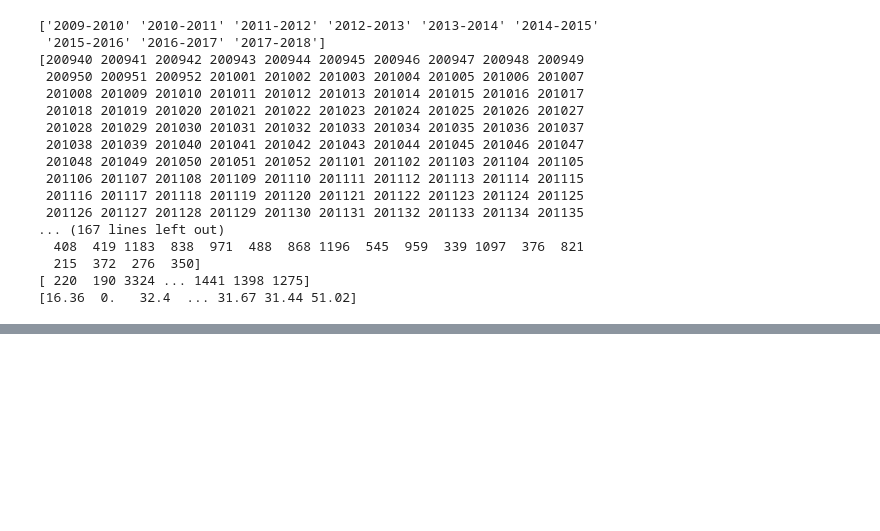
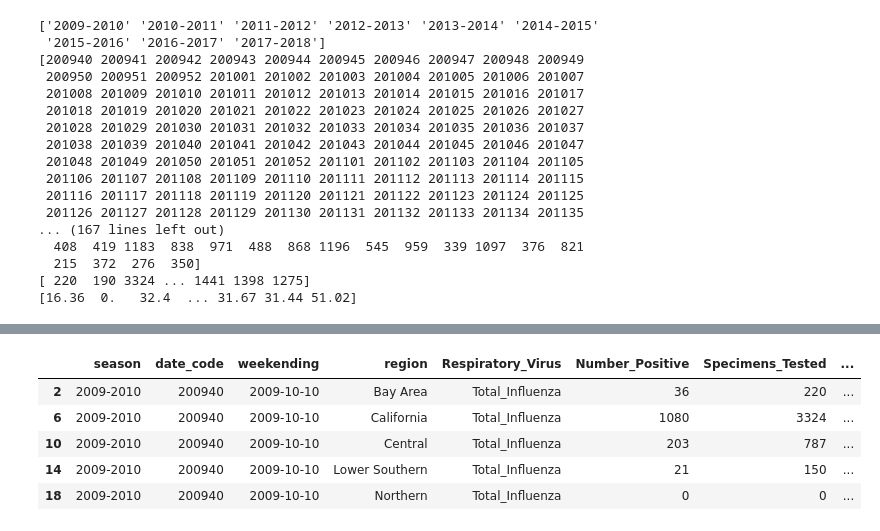
Before and after one commit to danypark91/ts_sarimax, a Jupyter notebook: flu.ipynb, the cells around one changed output, grey strips where cells are left out. Cells and saved outputs as stored; diff of their text form; code cells hidden in the pictures; blank space fills up the shorter version.

```diff
--- a/flu.ipynb
+++ b/flu.ipynb
@@ -70,0 +89,15 @@ for col in flu:
+# %%
+#Conditions to filter only total value
+inf_istotal = flu["Respiratory_Virus"] == "Total_Influenza"
+cov_istotal = flu["Respiratory_Virus"] == "Total_Coronavirus"
+# %%
+#Subset of flu for total_influenza
+tot_infflu = flu[inf_istotal]
+tot_infflu.head(5)
+# %% [output]
+|  | season | date_code | weekending | region | Respiratory_Virus | Number_Positive | Specimens_Tested | ... |
+| 2 | 2009-2010 | 200940 | 2009-10-10 | Bay Area | Total_Influenza | 36 | 220 | ... |
+| 6 | 2009-2010 | 200940 | 2009-10-10 | California | Total_Influenza | 1080 | 3324 | ... |
+| 10 | 2009-2010 | 200940 | 2009-10-10 | Central | Total_Influenza | 203 | 787 | ... |
+| 14 | 2009-2010 | 200940 | 2009-10-10 | Lower Southern | Total_Influenza | 21 | 150 | ... |
+| 18 | 2009-2010 | 200940 | 2009-10-10 | Northern | Total_Influenza | 0 | 0 | ... |
```
Also changed, not shown: parts of 7 cells of this notebook.
